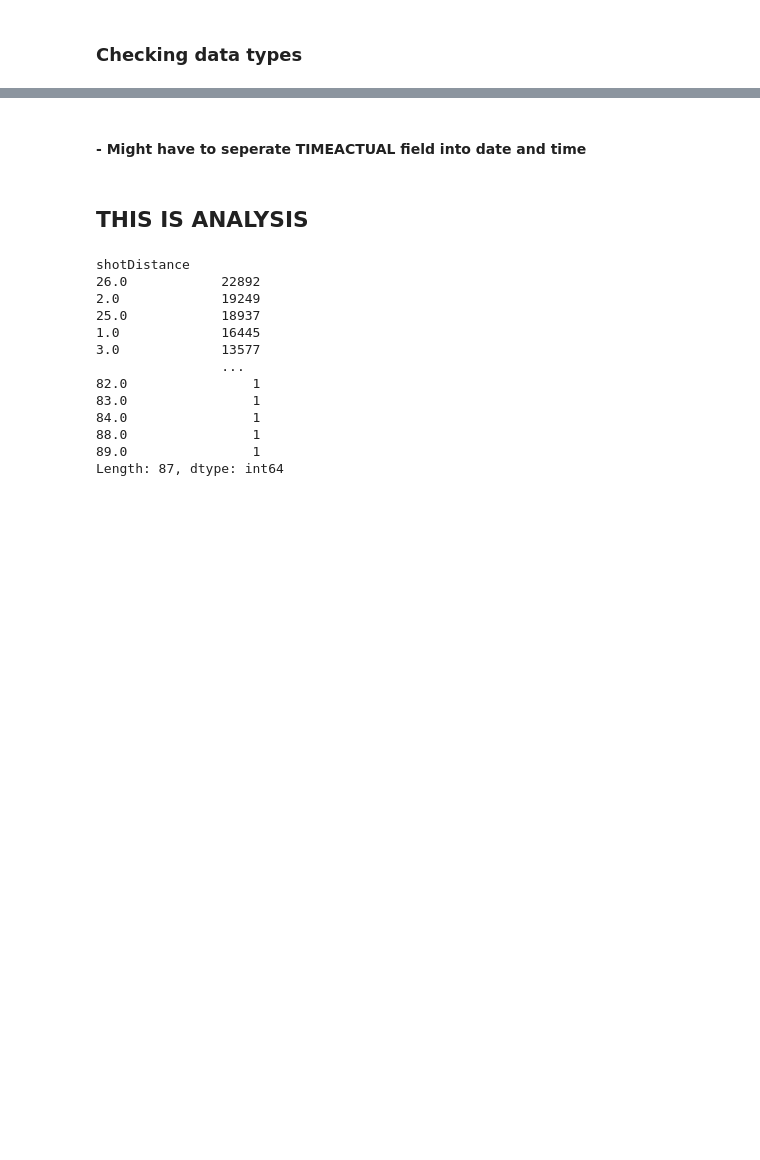
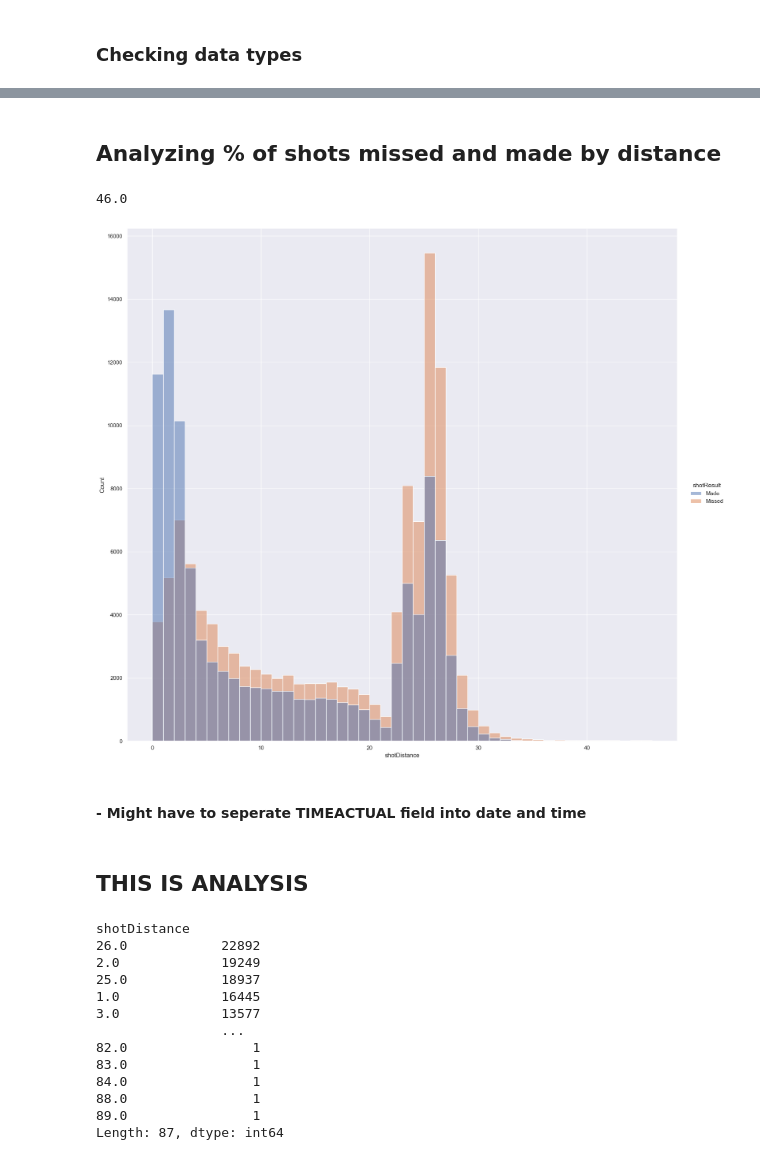
Before and after one commit to zachmort/nba_PBP_analysis, a Jupyter notebook: Season_pbp_20-21.ipynb, the cells around one changed output, grey strips where cells are left out. Saved outputs shown, nothing was run; the diff lists cells and outputs as text; code cells hidden in the pictures; blank space fills up the shorter version.

```diff
--- a/Season_pbp_20-21.ipynb
+++ b/Season_pbp_20-21.ipynb
@@ -188,5 +215,3 @@ def time_conversion(unparsed_timearray):
     values_array = unparsed_timearray[0:7]
     time_passed_total = x - pd.to_datetime(values_array, format='PT%MM%S')
     return time_passed_total
-
-final_df_copy['time_passed_in_seconds'] = final_df_copy['clock'].map(time_conversion)
@@ -227,2 +242,0 @@ def total_time_passed(time_passed_in_period: datetime, period_passed_to_minutes:
-# %%
-final_df_copy['Total_time_passed_in_game'] = map(total_time_passed,final_df_copy.period_to_time, final_df_copy.time_passed_in_seconds)
@@ -295,0 +326,14 @@ Name: description, dtype: object
+# %% [markdown]
+## Analyzing % of shots missed and made by distance
+# %%
+# Creating 2 distributions of shots made from distance and shots missed from distance
+# final_df_copy.shotDistance = final_df_copy.shotDistance.round(1)
+df_shot_made = final_df_copy[((final_df_copy.actionType != 'freethrow') & (final_df_copy.shotResult == 'Made'))][['shotDistance', 'shotResult', 'actionType']]
+df_shot_missed = final_df_copy[((final_df_copy.actionType != 'freethrow') & (final_df_copy.shotResult == 'Missed'))][['shotDistance', 'shotResult', 'actionType']]
+df_shots_combined = pd.concat([df_shot_made, df_shot_missed])
+df_shots_combined = df_shots_combined[df_shots_combined.shotDistance <= 46.0]
+# %%
+df_shots_combined.shotDistance.max()
+# df_shot_missed.shotDistance.min()
+# %% [output]
+46.0
@@ -296,2 +343,9 @@ Name: description, dtype: object
+# %%
+# sns.set(rc={'figure.figsize':(100,100)})
+sns.displot(df_shots_combined,x='shotDistance', binwidth=1, hue='shotResult', height=15, aspect=1.10);
+
+# Get x axis to show ticks every 2 feet
+# %% [output]
+[figure, added]
 # %%
 #Notes for to dos for this data set
```
Also changed, not shown: parts of 55 cells of this notebook, 1 other file.
